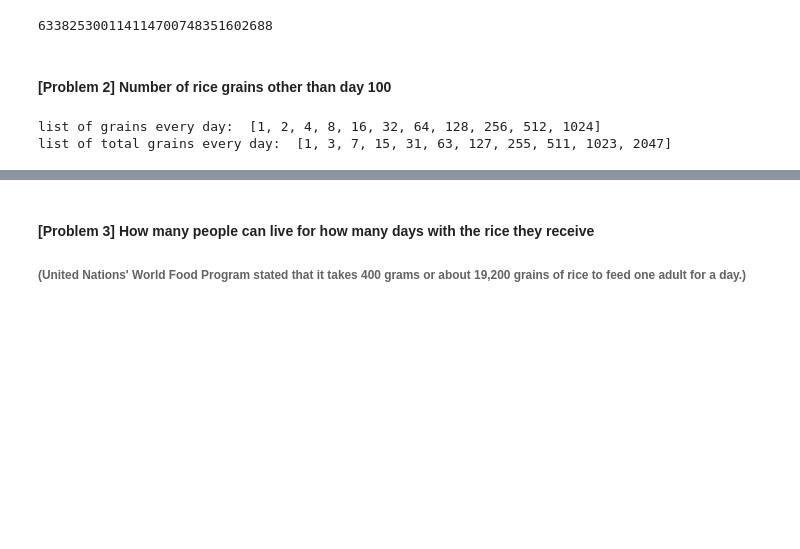
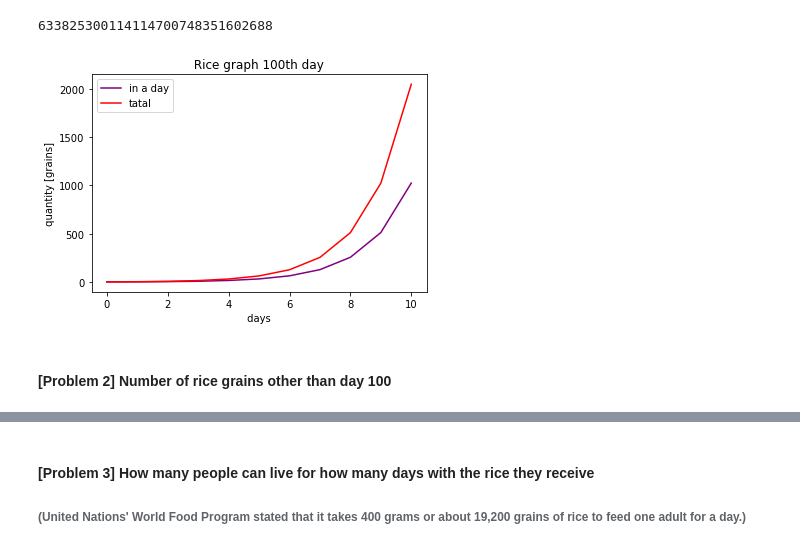
Before and after one commit to ntjules/DIC_AI, a Jupyter notebook: week1_class/ Week1_Class_Exercise_1 .ipynb, the cells around one changed output, grey strips where cells are left out. Saved outputs shown, nothing was run; the diff lists cells and outputs as text; code cells hidden in the pictures; blank space fills up the shorter version.

Commit message:
graph added

```diff
--- a/week1_class/ Week1_Class_Exercise_1 .ipynb
+++ b/week1_class/ Week1_Class_Exercise_1 .ipynb
@@ -3,11 +3,28 @@
 # %%
 day = 100
 grain = 1
+list_n_grains, list_total_grains = [1],[1]
 for i in range(1,day):
     grain += grain
+    list_n_grains.append(list_n_grains[-1]*2)
+    list_total_grains.append(sum(list_n_grains))
+
 print (grain)
 # %% [output]
 633825300114114700748351602688
+# %%
+import  matplotlib.pyplot  as plt
+%matplotlib inline
+# list_n_grains, list_total_grains = compute_sorori_shinzaemon(10)
+plt.title( " Rice graph 100th day " )
+plt.xlabel( " days " )
+plt.ylabel( " quantity [grains] " )
+plt.plot (list_n_grains, color = 'purple', label='in a day')
+plt.plot (list_total_grains, color = 'red', label='tatal')
+plt.legend(loc='best')
+plt.show()
+# %% [output]
+[figure, added]
 # %% [markdown]
 <h4> [Problem 2] Number of rice grains other than day 100 </h4>
 # %%
@@ -18,9 +35,6 @@ def compute_sorori_shinzaemon(day = 100):
         list_total_grains.append(sum(list_n_grains))
     return list_n_grains, list_total_grains
 
-list_n_grains, list_total_grains = compute_sorori_shinzaemon(10)
-print("list of grains every day: ",list_n_grains)
-print("list of total grains every day: ",list_total_grains)
+
+# print("list of grains every day: ",list_n_grains)
+# print("list of total grains every day: ",list_total_grains)
-# %% [output]
-list of grains every day:  [1, 2, 4, 8, 16, 32, 64, 128, 256, 512, 1024]
-list of total grains every day:  [1, 3, 7, 15, 31, 63, 127, 255, 511, 1023, 2047]
```
Also changed, not shown: parts of 1 cell of this notebook.
